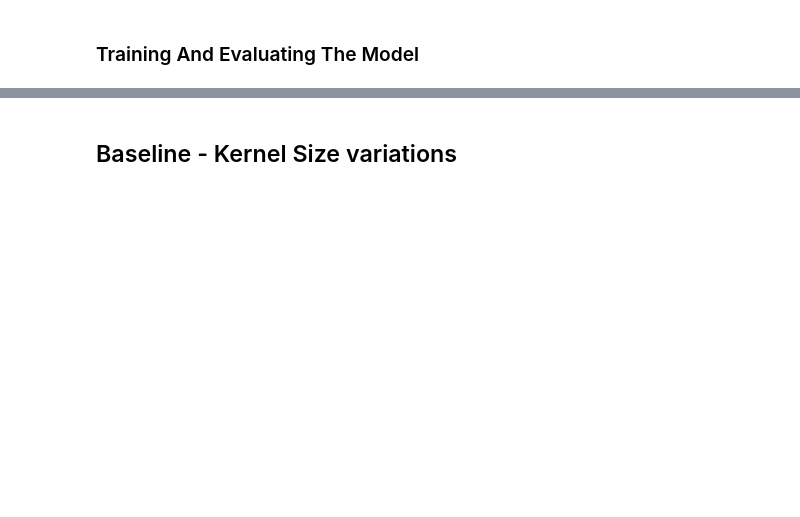
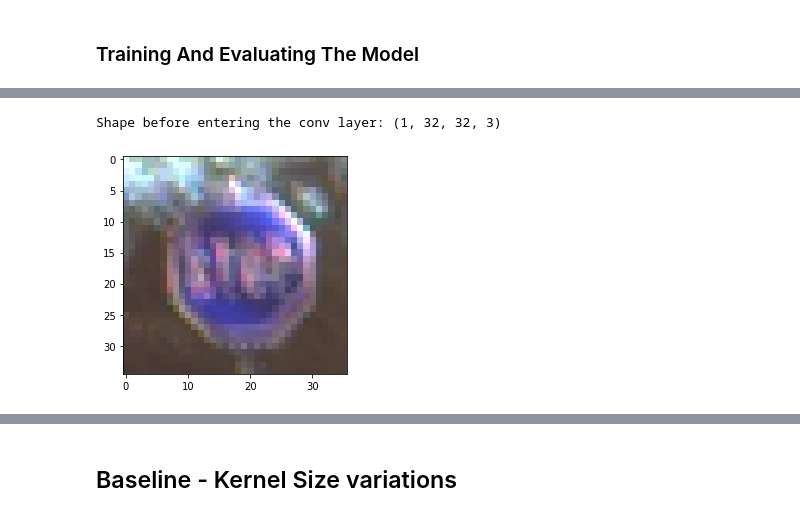
Before and after one commit to gaspia/DLNN-TrafficSign, a Jupyter notebook: TS_CNN_00.ipynb, the cells around one changed output, grey strips where cells are left out. Cells and saved outputs as stored; diff of their text form; code cells hidden in the pictures; blank space fills up the shorter version.

```diff
--- a/TS_CNN_00.ipynb
+++ b/TS_CNN_00.ipynb
@@ -455,0 +513,7 @@ Confusion matrix, without normalization
+# %%
+# plotting feature maps
+img = get_input_img(14, img_width, img_height, 2, 'Test')
+print ('Shape before entering the conv layer:', img.shape)
+# %% [output]
+Shape before entering the conv layer: (1, 32, 32, 3)
+[figure, added]
```
Also changed, not shown: parts of 32 cells of this notebook.
